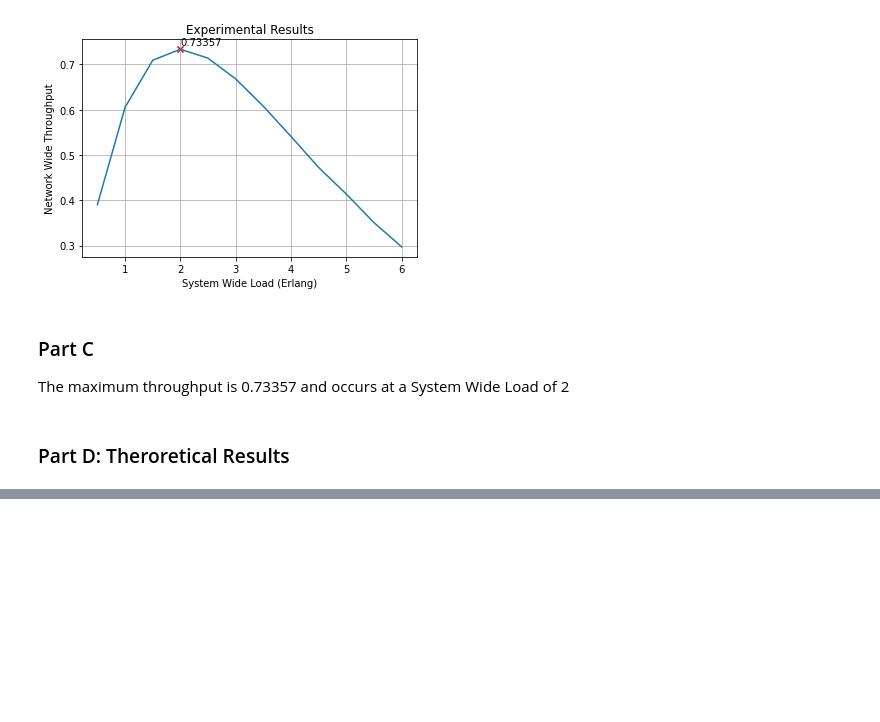
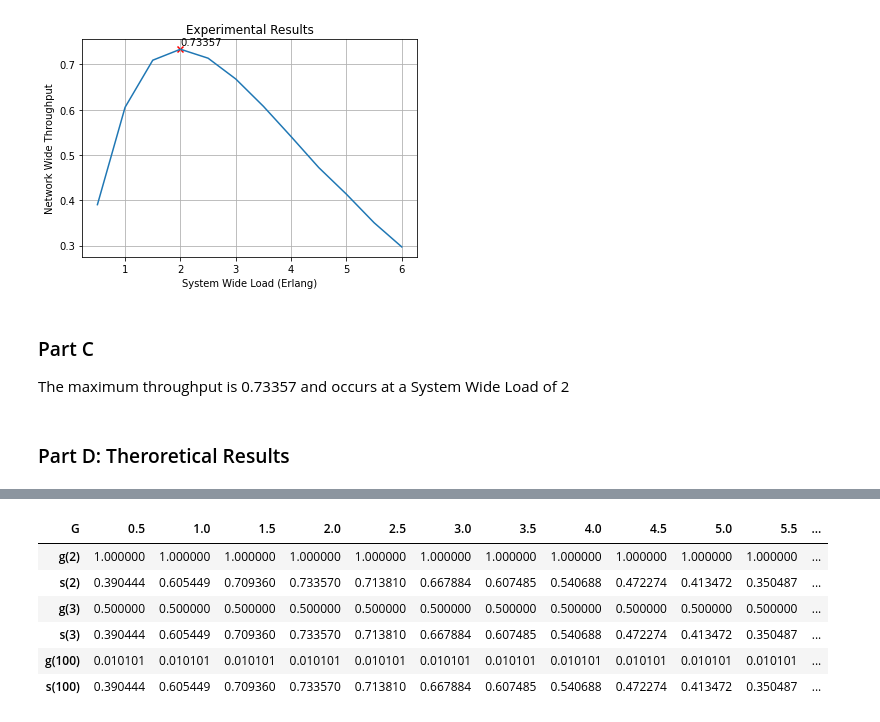
Before and after one commit to jmessing-29/ece842, a Jupyter notebook: proj3/proj3_turnin.ipynb, the cells around one changed output, grey strips where cells are left out. Cells and saved outputs as stored; diff of their text form; code cells hidden in the pictures; blank space fills up the shorter version.

```diff
--- a/proj3/proj3_turnin.ipynb
+++ b/proj3/proj3_turnin.ipynb
@@ -48,0 +49,28 @@ def s_equation(n, g):
+# %%
+# s is network-wide throughput (Erlang) from data in exp1res.txt
+
+data_2 = {'G': np.arange(0.5, 6.5, 0.5),
+          'g(2)' : [1/(2-1)]*12,
+          's(2)': [0.390444, 0.605449, 0.709360, 0.733570, 0.713810, 0.667884, 0.607485,
+                   0.540688, 0.472274, 0.413472, 0.350487, 0.297115],
+
+          'g(3)' : [1/(3-1)]*12,
+          's(3)': [0.390444 , 0.605449, 0.70936, 0.73357, 0.71381, 0.667884, 0.607485,
+                   0.540688, 0.472274, 0.413472, 0.350487, 0.297115],
+
+          'g(100)' : [1/(100-1)]*12,
+          's(100)': [0.390444, 0.605449, 0.709360, 0.733570, 0.713810,
+                    0.667884, 0.607485, 0.540688, 0.472274, 0.413472, 0.350487, 0.297115]}
+
+
+data_2_df = pd.DataFrame(data_2)
+data_2_df.set_index('G', inplace=True)
+data_2_df.transpose()
+# %% [output]
+| G | 0.5 | 1.0 | 1.5 | 2.0 | 2.5 | 3.0 | 3.5 | 4.0 | 4.5 | 5.0 | 5.5 | ... |
+| g(2) | 1.000000 | 1.000000 | 1.000000 | 1.000000 | 1.000000 | 1.000000 | 1.000000 | 1.000000 | 1.000000 | 1.000000 | 1.000000 | ... |
+| s(2) | 0.390444 | 0.605449 | 0.709360 | 0.733570 | 0.713810 | 0.667884 | 0.607485 | 0.540688 | 0.472274 | 0.413472 | 0.350487 | ... |
+| g(3) | 0.500000 | 0.500000 | 0.500000 | 0.500000 | 0.500000 | 0.500000 | 0.500000 | 0.500000 | 0.500000 | 0.500000 | 0.500000 | ... |
+| s(3) | 0.390444 | 0.605449 | 0.709360 | 0.733570 | 0.713810 | 0.667884 | 0.607485 | 0.540688 | 0.472274 | 0.413472 | 0.350487 | ... |
+| g(100) | 0.010101 | 0.010101 | 0.010101 | 0.010101 | 0.010101 | 0.010101 | 0.010101 | 0.010101 | 0.010101 | 0.010101 | 0.010101 | ... |
+| s(100) | 0.390444 | 0.605449 | 0.709360 | 0.733570 | 0.713810 | 0.667884 | 0.607485 | 0.540688 | 0.472274 | 0.413472 | 0.350487 | ... |
```
Also changed, not shown: parts of 5 cells of this notebook, 1 other file.
